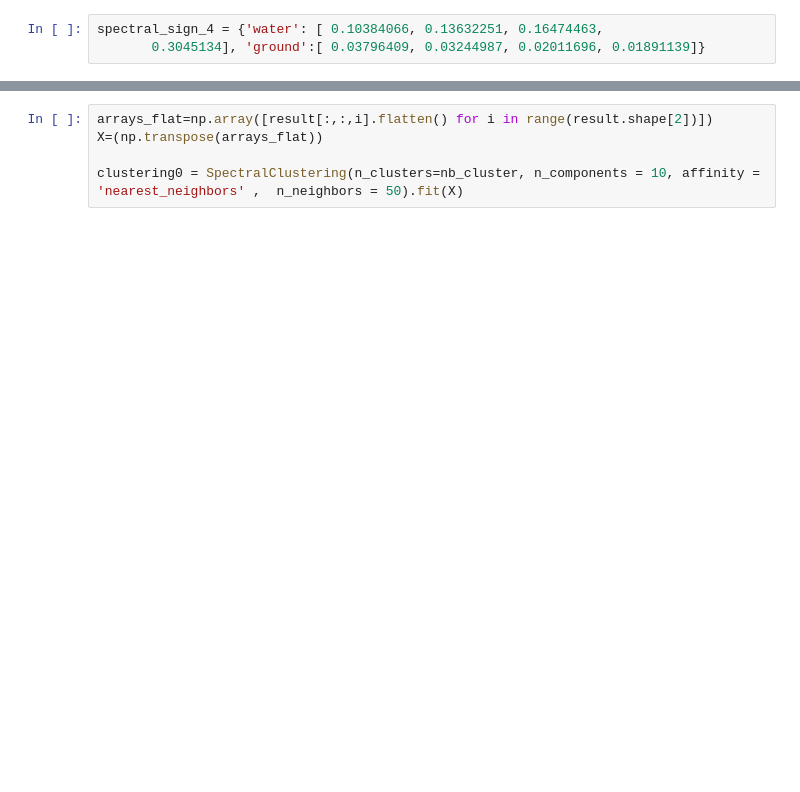
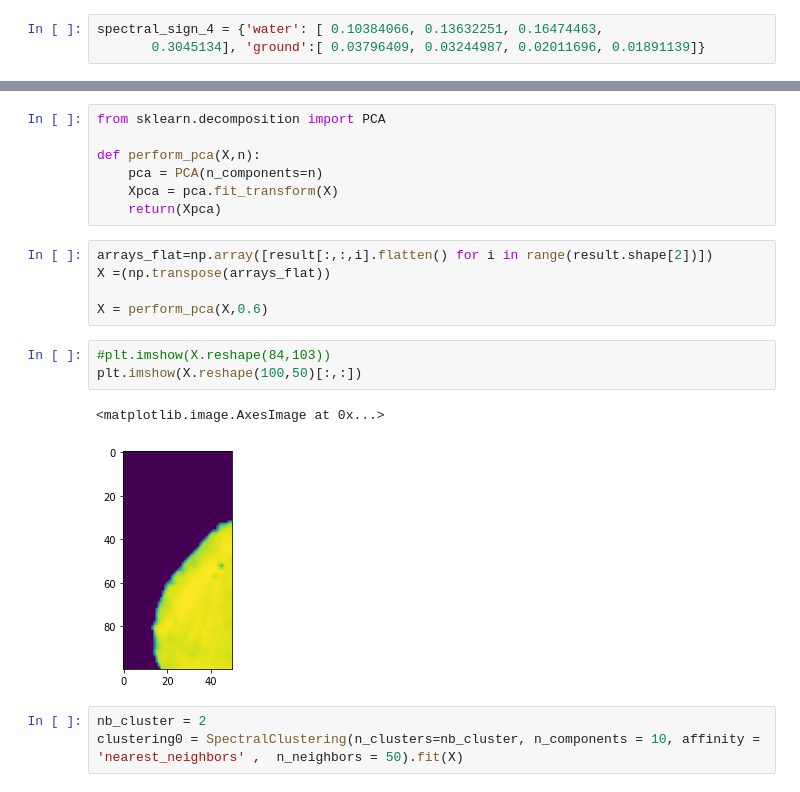
Before and after one commit to BasileR/plastic_detection_from_space, a Jupyter notebook: graphs.ipynb, the cells around one changed output, grey strips where cells are left out. Drawn from its saved outputs; the diff is of its cells as text; blank space fills up the shorter version.

```diff
--- a/graphs.ipynb
+++ b/graphs.ipynb
@@ -120,8 +112,24 @@ nb_cluster = 2
+# %%
+from sklearn.decomposition import PCA
+
+def perform_pca(X,n):
+    pca = PCA(n_components=n)
+    Xpca = pca.fit_transform(X)
+    return(Xpca)
 # %%
 arrays_flat=np.array([result[:,:,i].flatten() for i in range(result.shape[2])])
-X=(np.transpose(arrays_flat))
+X =(np.transpose(arrays_flat))
 
-clustering0 = SpectralClustering(n_clusters=nb_cluster, n_components = 10, affinity = 'nearest_neighbors' ,  n_neighbors = 50).fit(X)
+X = perform_pca(X,0.6)
+# %%
+#plt.imshow(X.reshape(84,103))
+plt.imshow(X.reshape(100,50)[:,:])
+# %% [output]
+<matplotlib.image.AxesImage at 0x...>
+[figure, added]
+# %%
+nb_cluster = 2
+clustering0 = SpectralClustering(n_clusters=nb_cluster, n_components = 10, affinity = 'nearest_neighbors' ,  n_neighbors = 50).fit(X)
 # %%
 clustering0.labels_.shape
 # %% [output]
```
Also changed, not shown: parts of 14 cells of this notebook, 1 other file.
